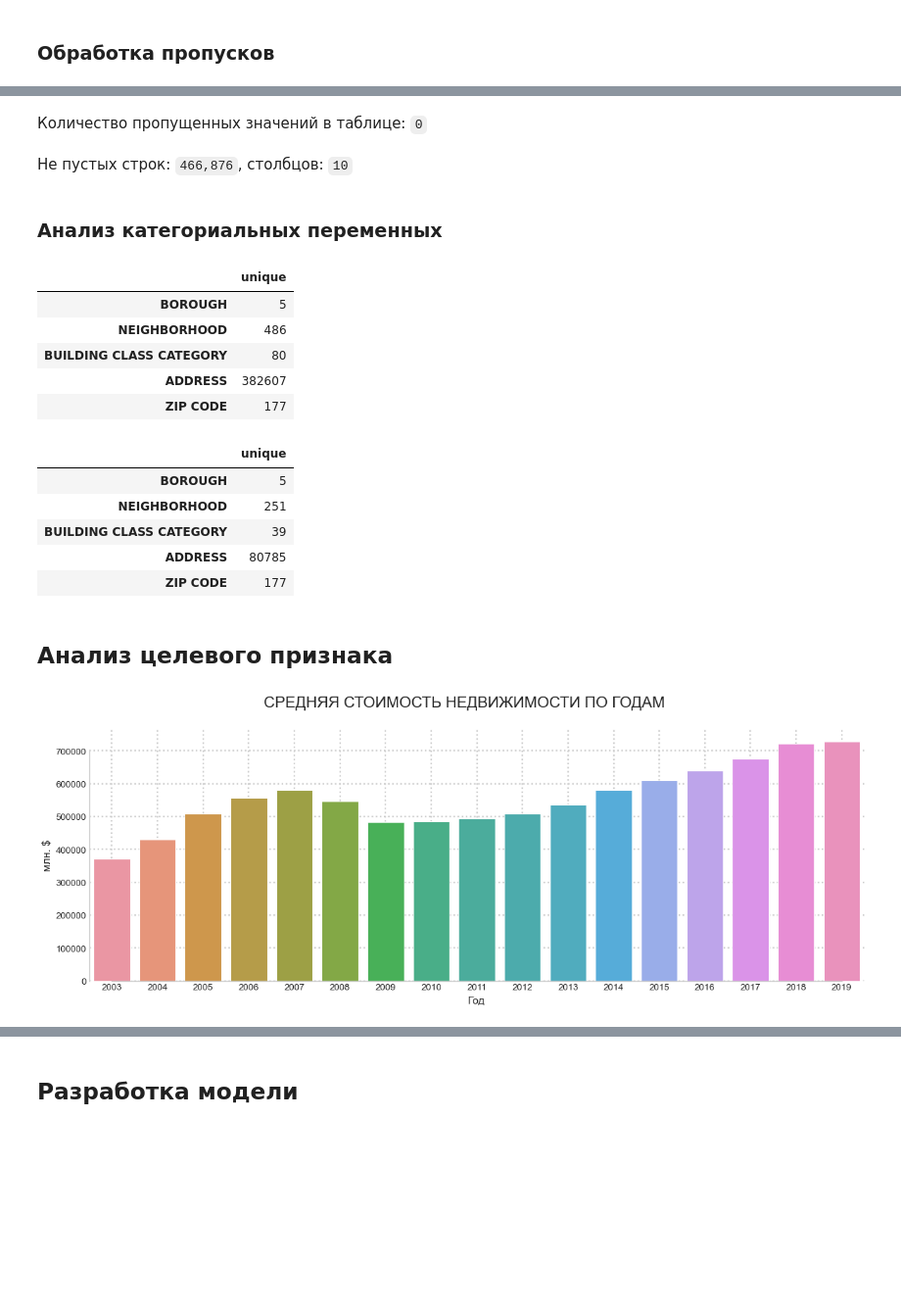
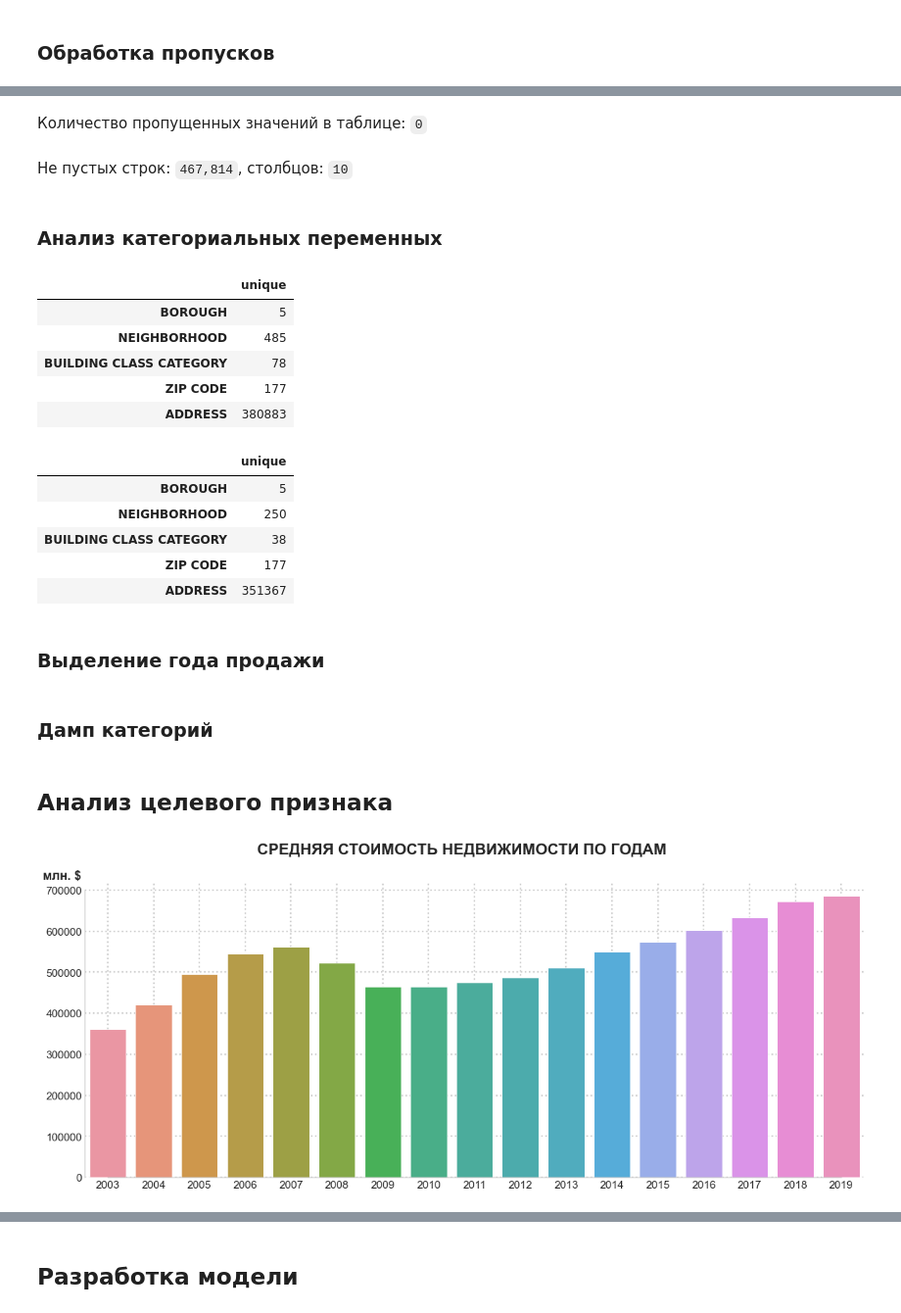
Before and after one commit to ONK91/sale_price_prediction, a Jupyter notebook: NYC Housing Data 2003-2019.ipynb, the cells around one changed output, grey strips where cells are left out. Shown at 98% size. Drawn from its saved outputs; the diff is of its cells as text; code cells hidden in the pictures; blank space fills up the shorter version.

```diff
--- a/NYC Housing Data 2003-2019.ipynb
+++ b/NYC Housing Data 2003-2019.ipynb
@@ -38,17 +44,17 @@ import warnings
 warnings.filterwarnings("ignore")
 # %%
 sns.set_theme(style='whitegrid')
-plt.rcParams["figure.figsize"] = (18,6)
+plt.rcParams["figure.figsize"] = (18,7)
 plt.rcParams["figure.dpi"] = 80
 plt.rcParams["figure.titlesize"] = 20
-plt.rcParams["axes.labelsize"] = 14
+plt.rcParams["axes.labelsize"] = 16
 plt.rcParams["axes.titlesize"] = 16
-plt.rcParams["xtick.labelsize"] = 12
-plt.rcParams["ytick.labelsize"] = 12
+plt.rcParams["xtick.labelsize"] = 14
+plt.rcParams["ytick.labelsize"] = 14
 # %% [markdown]
 ## Загрузка данных и предпоказ
 # %%
-path = r'd:\Мои документы\datasets\mtc\NYC Housing Data 2003-2019'
+path = r'e:\Documents\datasets\mtc\NYC Housing Data 2003-2019'
 
 file_name = 'data.csv'
 profiling_title = 'Profiling NYC Housing Data 2003-2019'
@@ -171,0 +182,6 @@ boxplots_numeric()
+# %%
+df.loc[:,'LAND SQUARE FEET'].mask(df.loc[:,'LAND SQUARE FEET'] < 50, inplace=True)
+df.loc[:,'GROSS SQUARE FEET'].mask(df.loc[:,'GROSS SQUARE FEET'] < 50, inplace=True)
+df.loc[:,'YEAR BUILT'].mask(df.loc[:,'YEAR BUILT'] < 1600, inplace=True)
+df.loc[:,'SALE PRICE'].mask(df.loc[:,'SALE PRICE'] < 1e3, inplace=True)
+df.dropna(how='any', inplace=True)
@@ -183,4 +206,0 @@ hist_numeric()
-# %%
-df.loc[:,'LAND SQUARE FEET'].mask(df.loc[:,'LAND SQUARE FEET'] < 1000, inplace=True)
-df.loc[:,'GROSS SQUARE FEET'].mask(df.loc[:,'GROSS SQUARE FEET'] < 500, inplace=True)
-df.loc[:,'SALE PRICE'].mask(df.loc[:,'SALE PRICE'] < 1e4, inplace=True)
@@ -239,11 +256,11 @@ memory usage: 128.2+ MB
 typeing_features(df)
 feature_editing_1(df)
 # %%
-display(HTML(f'Количество пропущенных значений в таблице: <code>{df.isna().sum().sum()}</code>'))
-display(HTML(f'Не пустых строк: <code>{df.shape[0]:,.0f}</code>, столбцов: <code>{df.shape[1]}</code>'))
+display(Markdown(f'Количество пропущенных значений в таблице: `{df.isna().sum().sum()}`'))
+display(Markdown(f'Не пустых строк: `{df.shape[0]:,.0f}`, столбцов: `{df.shape[1]}`'))
 # %% [output]
-Количество пропущенных значений в таблице: 0
-Не пустых строк: 466,876, столбцов: 10
+Количество пропущенных значений в таблице: `0`
+Не пустых строк: `467,814`, столбцов: `10`
 # %% [markdown]
 ### Анализ категориальных переменных
 # %%
@@ -270,27 +287,27 @@ def feature_editing_2(df, category_columns=category_columns):
 # %%
-df[category_columns].describe().loc['unique',:].to_frame()
+df[category_columns + string_columns].describe().loc['unique',:].to_frame()
 # %% [output]
 |  | unique |
 | BOROUGH | 5 |
-| NEIGHBORHOOD | 486 |
-| BUILDING CLASS CATEGORY | 80 |
-| ADDRESS | 382607 |
+| NEIGHBORHOOD | 485 |
+| BUILDING CLASS CATEGORY | 78 |
 | ZIP CODE | 177 |
+| ADDRESS | 380883 |
 # %%
 feature_editing_2(df)
 # %%
 df.drop_duplicates(inplace=True)#, ignore_index=True
 # %%
-df[category_columns].describe().loc['unique',:].to_frame()
+df[category_columns + string_columns].describe().loc['unique',:].to_frame()
 # %% [output]
 |  | unique |
 | BOROUGH | 5 |
-| NEIGHBORHOOD | 251 |
-| BUILDING CLASS CATEGORY | 39 |
-| ADDRESS | 80785 |
+| NEIGHBORHOOD | 250 |
+| BUILDING CLASS CATEGORY | 38 |
 | ZIP CODE | 177 |
+| ADDRESS | 351367 |
-# %% [markdown]
-## Анализ целевого признака
+# %% [markdown]
+### Выделение года продажи
 # %%
 def extruct_year(df):
     df['SALE DATE YEAR'] = df['SALE DATE'].dt.year
@@ -300,0 +321,2 @@ def typeing_features_2(df, category_columns=category_columns, numeric_columns=nu
+# %% [markdown]
+### Дамп категорий
@@ -301 +332,3 @@ def typeing_features_2(df, category_columns=category_columns, numeric_columns=nu
+# %% [markdown]
+## Анализ целевого признака
 # %%
@@ -303,14 +335,14 @@ extruct_year(df)
 mean_price_per_year_series = df.groupby('SALE DATE YEAR')['SALE PRICE'].mean()
 # %%
 fig = plt.figure()
-fig.suptitle(f'Средняя стоимость недвижимости по годам'.upper(), position=(0.5,0.98))
+fig.suptitle(f'Средняя стоимость недвижимости по годам'.upper(), position=(0.5,0.98), weight='demibold')
 sns.barplot(x=mean_price_per_year_series.index, y=mean_price_per_year_series)#
 sns.despine(top=True, right=True, left=False, bottom=False, trim=True)
-plt.ylabel('млн. $')
-plt.xlabel('Год')
+plt.ylabel('млн. $', ha='left', va='bottom', weight='semibold', rotation='horizontal', position=(0,1))
+plt.xlabel('')
 plt.grid(True, axis='both', linestyle=':', linewidth=2)
 plt.tick_params(direction='in', length=0)
 # %% [output]
-[figure, old version]
+[figure, new version]
 # %%
 newest_df = df[df['SALE DATE YEAR'] > 2017].reset_index(drop=True).copy()
```
Also changed, not shown: parts of 50 cells of this notebook.
